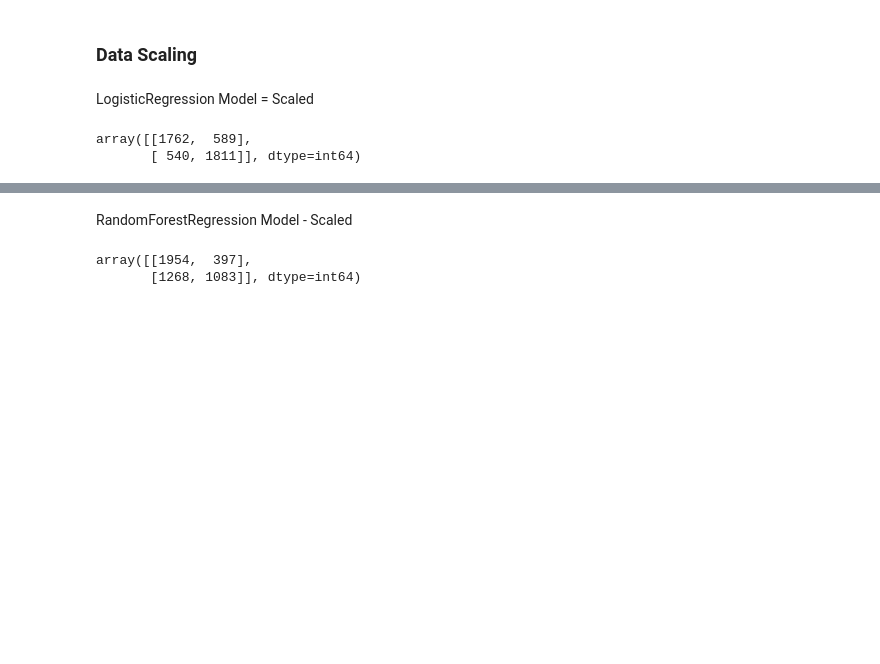
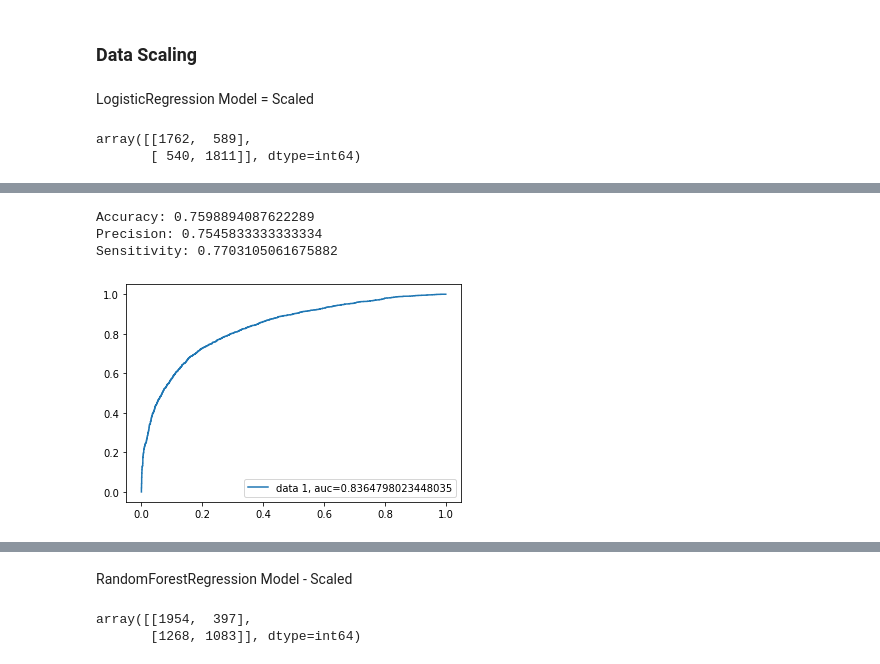
Before and after one commit to DasaSimo/Supervised-Machine-Learning, a Jupyter notebook: CreditRisk.ipynb, the cells around one changed output, grey strips where cells are left out. Saved outputs shown, nothing was run; the diff lists cells and outputs as text; code cells hidden in the pictures; blank space fills up the shorter version.

```diff
--- a/CreditRisk.ipynb
+++ b/CreditRisk.ipynb
@@ -274,0 +281,18 @@ Sensitivity: 0.7703105061675882
+# %%
+print("Accuracy:",metrics.accuracy_score(y_true, y_scaled_pred))
+print("Precision:",metrics.precision_score(y_true, y_scaled_pred))
+print("Sensitivity:",metrics.recall_score(y_true, y_scaled_pred))
+# %% [output]
+Accuracy: 0.7598894087622289
+Precision: 0.7545833333333334
+Sensitivity: 0.7703105061675882
+# %%
+#ROC Curve - plot of the true positive rate against the false positive rate
+y_pred_proba = reg_scaled.predict_proba(X1_dummies_scaled)[::,1]
+fpr, tpr, _ = metrics.roc_curve(y1_label,  y_pred_proba)
+auc = metrics.roc_auc_score(y1_label, y_pred_proba)
+plt.plot(fpr,tpr,label="data 1, auc="+str(auc))
+plt.legend(loc=4)
+plt.show()
+# %% [output]
+[figure, added]
```
Also changed, not shown: parts of 19 cells of this notebook.
